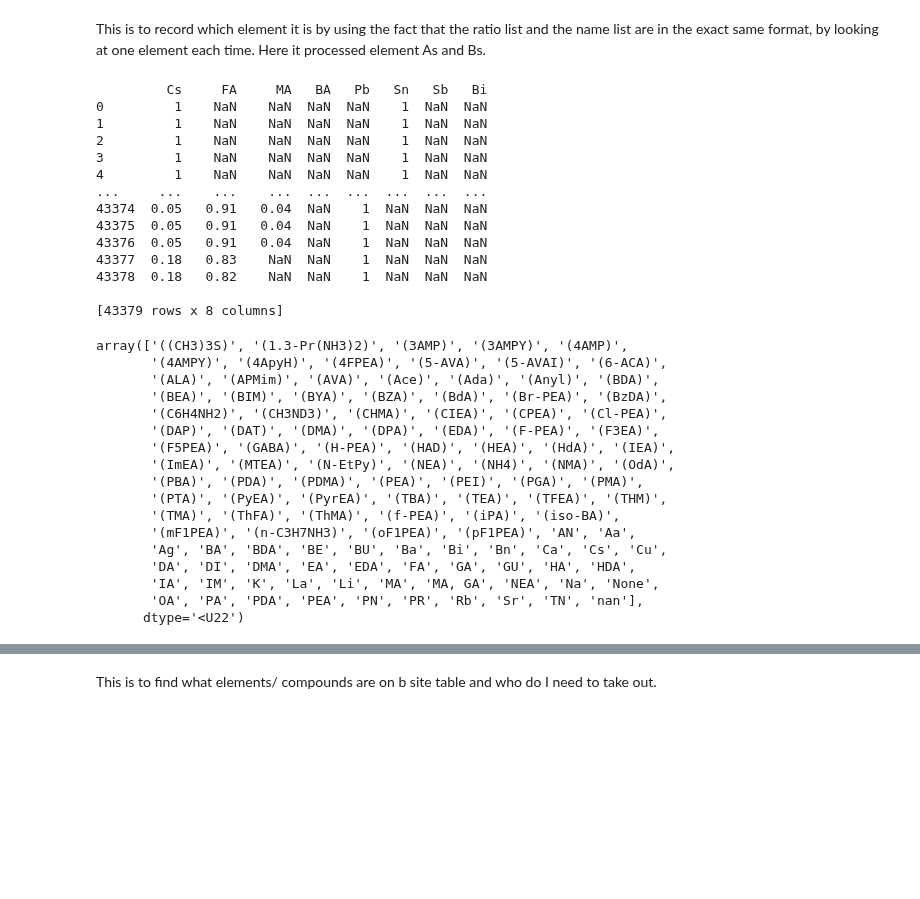
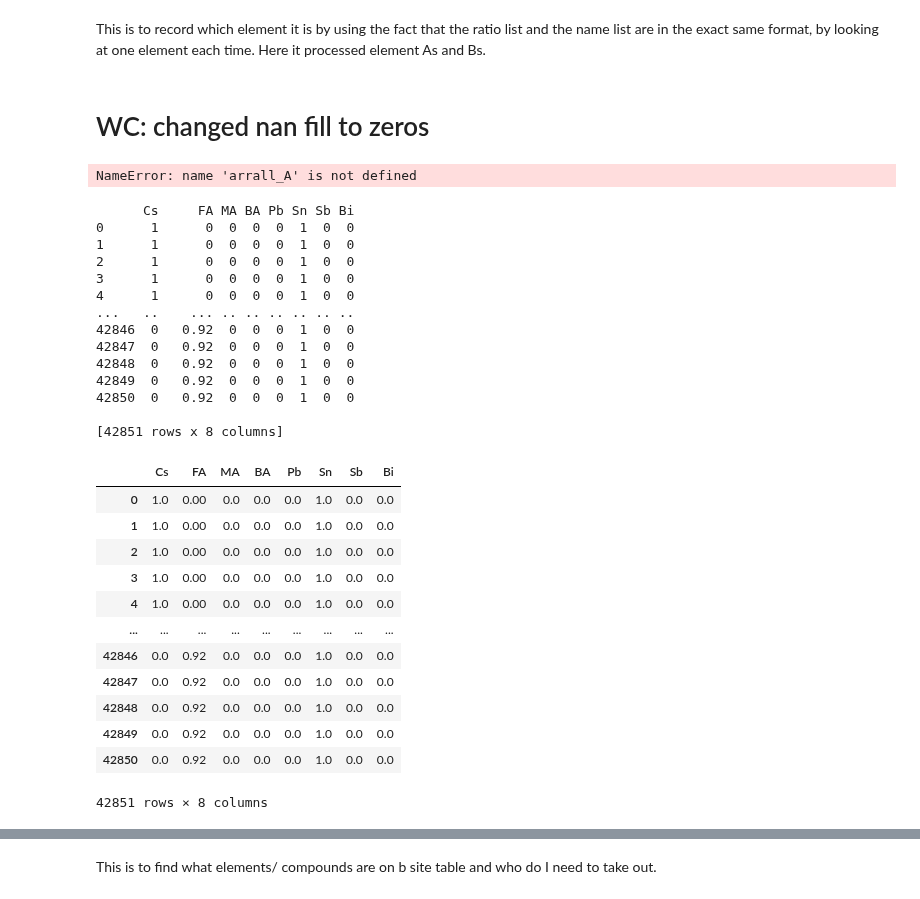
Before and after one commit to drcgreenland/PerovskiteML_project, a Jupyter notebook: replicating.ipynb, the cells around one changed output, grey strips where cells are left out. Drawn from its saved outputs; the diff is of its cells as text; code cells hidden in the pictures; blank space fills up the shorter version.

```diff
--- a/replicating.ipynb
+++ b/replicating.ipynb
@@ -34,5 +66,11 @@ dataratio_split = database['Perovskite_composition_a_ions_coefficients'].str.spl
 # %% [markdown]
 This is to record which element it is by using the fact that the ratio list and the name list are in the exact same format, by looking at one element each time. Here it processed element As and Bs.
+# %% [markdown]
+# WC: changed nan fill to zeros
+# %%
+arrall_A
+# %% [output]
+NameError: name 'arrall_A' is not defined
 # %%
 database_split.where(database_split == "Cs", "None")
 
@@ -48,7 +86,7 @@ def a_column_collapse(name):
     # combined_mask = mask1 or mask2
     # print(mask)
     # combined_mask = combined_mask.where(combined_mask == False, True)
-    collapsed_column = dataratio_split[mask].apply(lambda row: row.dropna().iloc[0] if not row.dropna().empty else np.nan, axis=1)
+    collapsed_column = dataratio_split[mask].apply(lambda row: row.dropna().iloc[0] if not row.dropna().empty else 0, axis=1)
     table[name] = collapsed_column
     return collapsed_column
 
@@ -84,7 +122,7 @@ ratio_B = database['Perovskite_composition_b_ions_coefficients'].str.split(';',
 
 def b_column_collapse(name):
     mask = data_B == name
-    collapsed_column = ratio_B[mask].apply(lambda row: row.dropna().iloc[0] if not row.dropna().empty else np.nan, axis=1)
+    collapsed_column = ratio_B[mask].apply(lambda row: row.dropna().iloc[0] if not row.dropna().empty else 0, axis=1)
     table[name] = collapsed_column
     return collapsed_column
 
@@ -98,37 +136,34 @@ b_column_collapse(Sb)
 b_column_collapse(Bi)
 print(table)
 # %% [output]
-         Cs     FA     MA   BA   Pb   Sn   Sb   Bi
-0         1    NaN    NaN  NaN  NaN    1  NaN  NaN
-1         1    NaN    NaN  NaN  NaN    1  NaN  NaN
-2         1    NaN    NaN  NaN  NaN    1  NaN  NaN
-3         1    NaN    NaN  NaN  NaN    1  NaN  NaN
-4         1    NaN    NaN  NaN  NaN    1  NaN  NaN
-...     ...    ...    ...  ...  ...  ...  ...  ...
-43374  0.05   0.91   0.04  NaN    1  NaN  NaN  NaN
-43375  0.05   0.91   0.04  NaN    1  NaN  NaN  NaN
-43376  0.05   0.91   0.04  NaN    1  NaN  NaN  NaN
-43377  0.18   0.83    NaN  NaN    1  NaN  NaN  NaN
-43378  0.18   0.82    NaN  NaN    1  NaN  NaN  NaN
+      Cs     FA MA BA Pb Sn Sb Bi
+0      1      0  0  0  0  1  0  0
+1      1      0  0  0  0  1  0  0
+2      1      0  0  0  0  1  0  0
+3      1      0  0  0  0  1  0  0
+4      1      0  0  0  0  1  0  0
+...   ..    ... .. .. .. .. .. ..
+42846  0   0.92  0  0  0  1  0  0
+42847  0   0.92  0  0  0  1  0  0
+42848  0   0.92  0  0  0  1  0  0
+42849  0   0.92  0  0  0  1  0  0
+42850  0   0.92  0  0  0  1  0  0
 
-[43379 rows x 8 columns]
+[42851 rows x 8 columns]
-# %%
-noline_A
-# %% [output]
-array(['((CH3)3S)', '(1.3-Pr(NH3)2)', '(3AMP)', '(3AMPY)', '(4AMP)',
-       '(4AMPY)', '(4ApyH)', '(4FPEA)', '(5-AVA)', '(5-AVAI)', '(6-ACA)',
-       '(ALA)', '(APMim)', '(AVA)', '(Ace)', '(Ada)', '(Anyl)', '(BDA)',
-       '(BEA)', '(BIM)', '(BYA)', '(BZA)', '(BdA)', '(Br-PEA)', '(BzDA)',
-       '(C6H4NH2)', '(CH3ND3)', '(CHMA)', '(CIEA)', '(CPEA)', '(Cl-PEA)',
-       '(DAP)', '(DAT)', '(DMA)', '(DPA)', '(EDA)', '(F-PEA)', '(F3EA)',
-       '(F5PEA)', '(GABA)', '(H-PEA)', '(HAD)', '(HEA)', '(HdA)', '(IEA)',
-       '(ImEA)', '(MTEA)', '(N-EtPy)', '(NEA)', '(NH4)', '(NMA)', '(OdA)',
-       '(PBA)', '(PDA)', '(PDMA)', '(PEA)', '(PEI)', '(PGA)', '(PMA)',
-       '(PTA)', '(PyEA)', '(PyrEA)', '(TBA)', '(TEA)', '(TFEA)', '(THM)',
-       '(TMA)', '(ThFA)', '(ThMA)', '(f-PEA)', '(iPA)', '(iso-BA)',
-       '(mF1PEA)', '(n-C3H7NH3)', '(oF1PEA)', '(pF1PEA)', 'AN', 'Aa',
-       'Ag', 'BA', 'BDA', 'BE', 'BU', 'Ba', 'Bi', 'Bn', 'Ca', 'Cs', 'Cu',
-       'DA', 'DI', 'DMA', 'EA', 'EDA', 'FA', 'GA', 'GU', 'HA', 'HDA',
-       'IA', 'IM', 'K', 'La', 'Li', 'MA', 'MA, GA', 'NEA', 'Na', 'None',
-       'OA', 'PA', 'PDA', 'PEA', 'PN', 'PR', 'Rb', 'Sr', 'TN', 'nan'],
-      dtype='<U22')
+# %%
+table_cleaned = table.apply(pd.to_numeric, errors='coerce')
+table_cleaned
+# %% [output]
+|  | Cs | FA | MA | BA | Pb | Sn | Sb | Bi |
+| 0 | 1.0 | 0.00 | 0.0 | 0.0 | 0.0 | 1.0 | 0.0 | 0.0 |
+| 1 | 1.0 | 0.00 | 0.0 | 0.0 | 0.0 | 1.0 | 0.0 | 0.0 |
+| 2 | 1.0 | 0.00 | 0.0 | 0.0 | 0.0 | 1.0 | 0.0 | 0.0 |
+| 3 | 1.0 | 0.00 | 0.0 | 0.0 | 0.0 | 1.0 | 0.0 | 0.0 |
+| 4 | 1.0 | 0.00 | 0.0 | 0.0 | 0.0 | 1.0 | 0.0 | 0.0 |
+| ... | ... | ... | ... | ... | ... | ... | ... | ... |
+| 42846 | 0.0 | 0.92 | 0.0 | 0.0 | 0.0 | 1.0 | 0.0 | 0.0 |
+| 42847 | 0.0 | 0.92 | 0.0 | 0.0 | 0.0 | 1.0 | 0.0 | 0.0 |
+| 42848 | 0.0 | 0.92 | 0.0 | 0.0 | 0.0 | 1.0 | 0.0 | 0.0 |
+| 42849 | 0.0 | 0.92 | 0.0 | 0.0 | 0.0 | 1.0 | 0.0 | 0.0 |
+| 42850 | 0.0 | 0.92 | 0.0 | 0.0 | 0.0 | 1.0 | 0.0 | 0.0 |
+42851 rows × 8 columns
```
Also changed, not shown: parts of 28 cells of this notebook.
